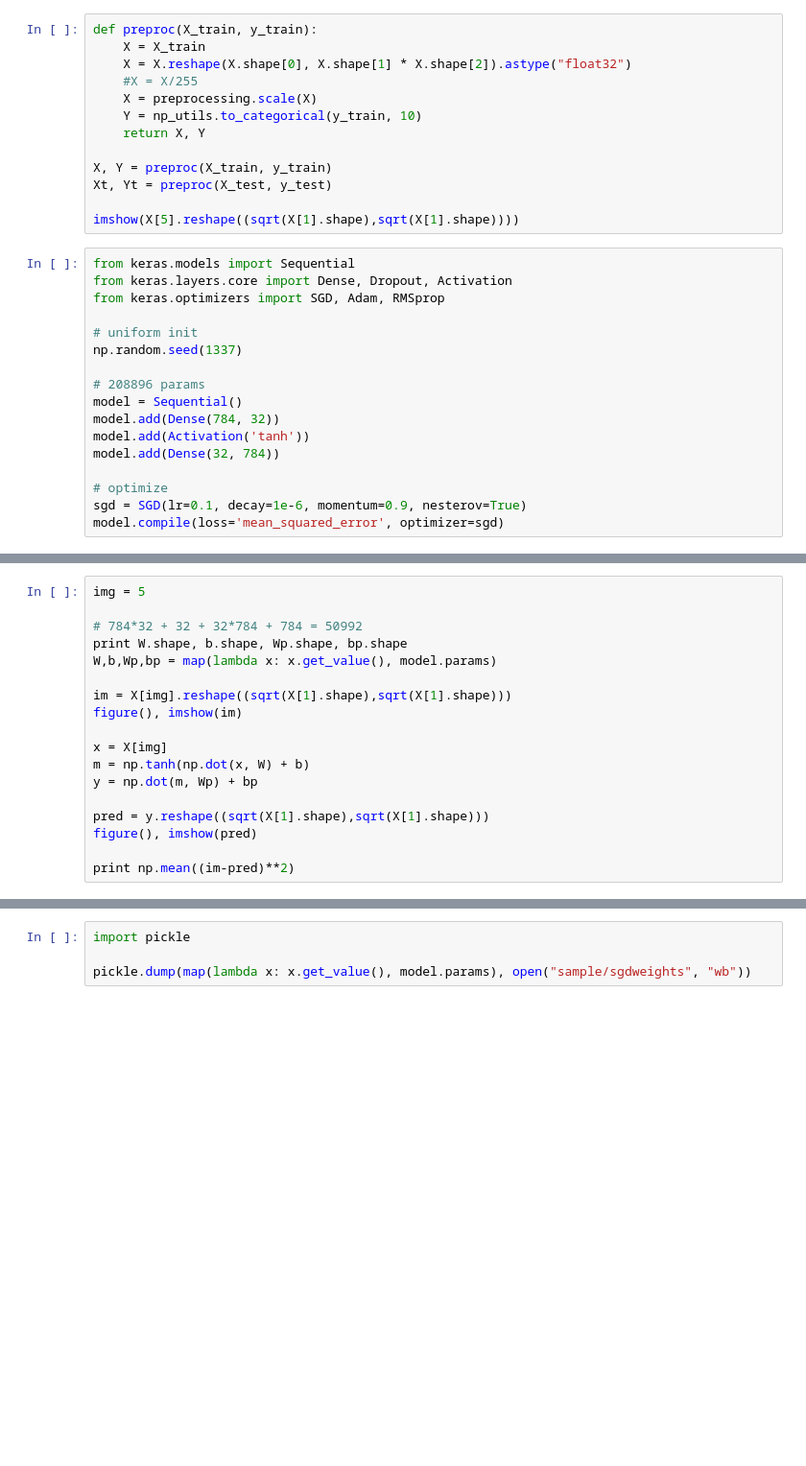
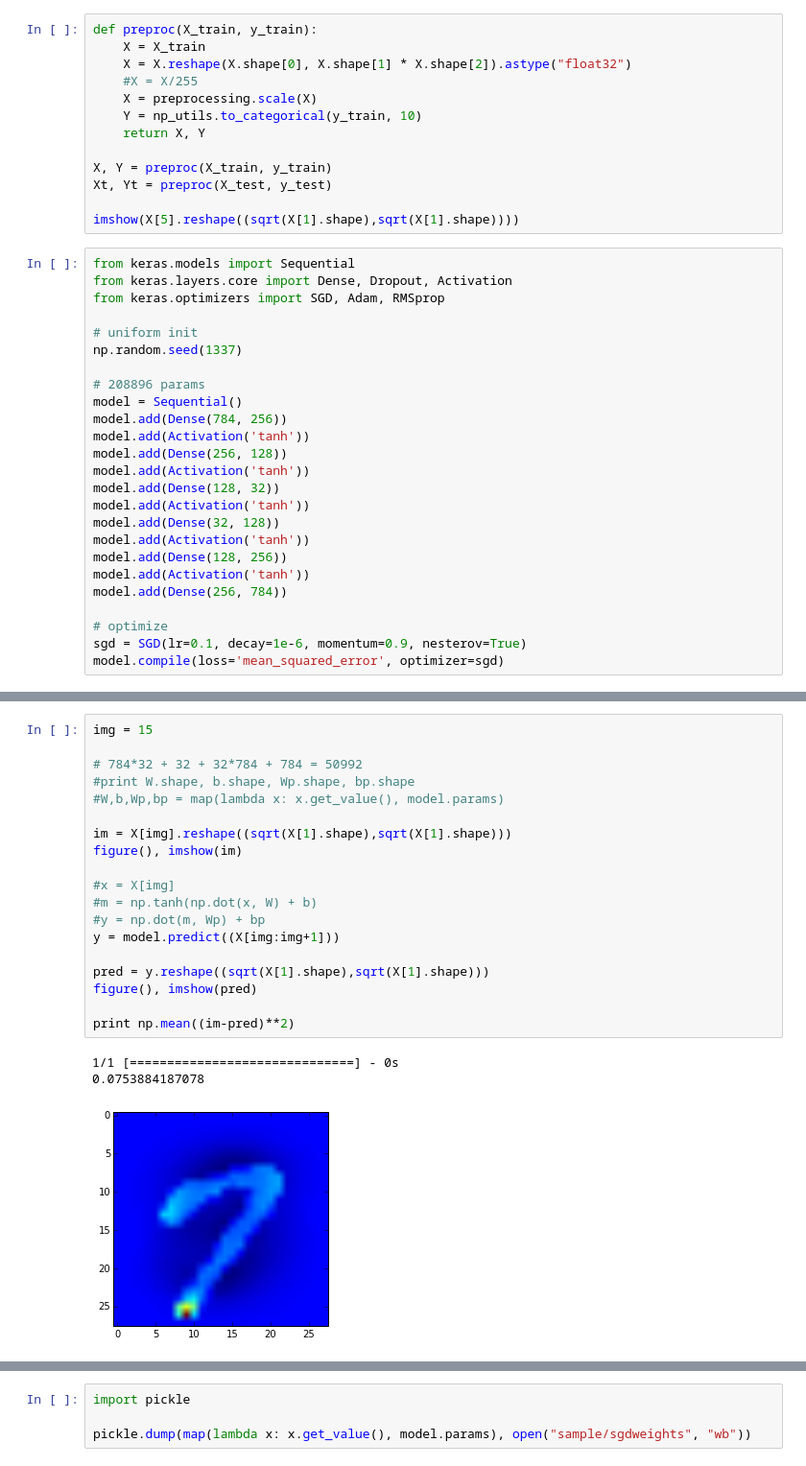
Before and after one commit to geohot/nnweights, a Jupyter notebook: mnist_simple.ipynb, the cells around one changed output, grey strips where cells are left out. Shown: that part at 96% size. Cells and saved outputs as stored; diff of their text form; blank space fills up the shorter version.

```diff
--- a/mnist_simple.ipynb
+++ b/mnist_simple.ipynb
@@ -29,9 +29,17 @@ np.random.seed(1337)
 
 # 208896 params
 model = Sequential()
-model.add(Dense(784, 32))
+model.add(Dense(784, 256))
 model.add(Activation('tanh'))
-model.add(Dense(32, 784))
+model.add(Dense(256, 128))
+model.add(Activation('tanh'))
+model.add(Dense(128, 32))
+model.add(Activation('tanh'))
+model.add(Dense(32, 128))
+model.add(Activation('tanh'))
+model.add(Dense(128, 256))
+model.add(Activation('tanh'))
+model.add(Dense(256, 784))
 
 # optimize
 sgd = SGD(lr=0.1, decay=1e-6, momentum=0.9, nesterov=True)
@@ -42,18 +69,23 @@ model.fit(X, X, batch_size=128, nb_epoch=100)
 # %%
-img = 5
+img = 15
 
 # 784*32 + 32 + 32*784 + 784 = 50992
-print W.shape, b.shape, Wp.shape, bp.shape
-W,b,Wp,bp = map(lambda x: x.get_value(), model.params)
+#print W.shape, b.shape, Wp.shape, bp.shape
+#W,b,Wp,bp = map(lambda x: x.get_value(), model.params)
 
 im = X[img].reshape((sqrt(X[1].shape),sqrt(X[1].shape)))
 figure(), imshow(im)
 
-x = X[img]
-m = np.tanh(np.dot(x, W) + b)
-y = np.dot(m, Wp) + bp
+#x = X[img]
+#m = np.tanh(np.dot(x, W) + b)
+#y = np.dot(m, Wp) + bp
+y = model.predict((X[img:img+1]))
 
 pred = y.reshape((sqrt(X[1].shape),sqrt(X[1].shape)))
 figure(), imshow(pred)
 
 print np.mean((im-pred)**2)
+# %% [output]
+1/1 [==============================] - 0s
+0.0753884187078
+[figure, added]
```
Also changed, not shown: parts of 3 cells of this notebook, 1 other file.
